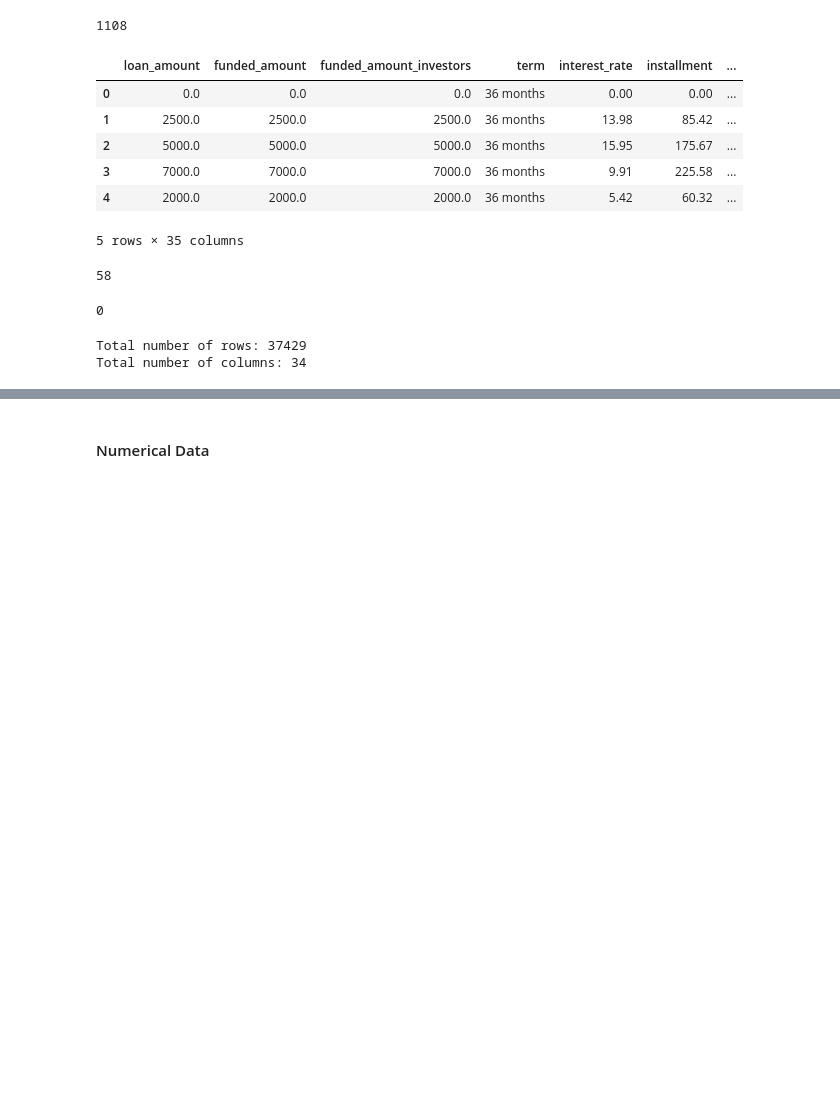
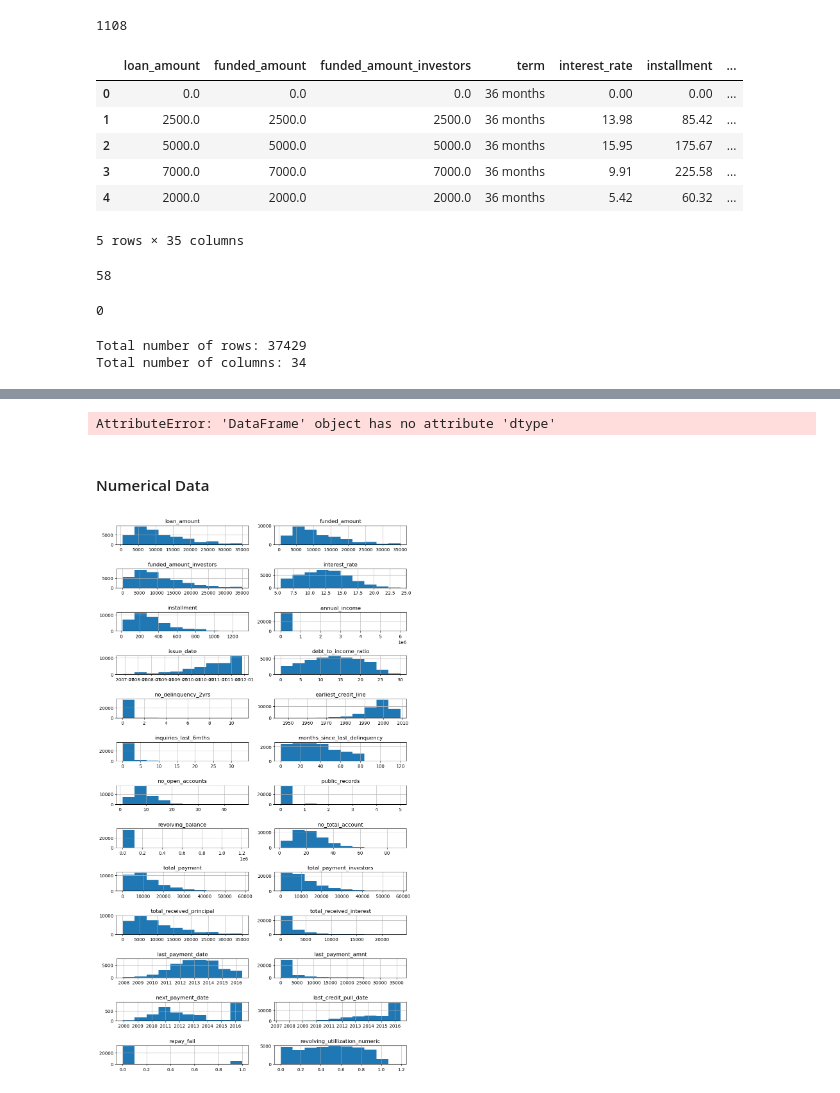
Before and after one commit to wazeefz/not-a-loan-shark, a Jupyter notebook: code/main.ipynb, the cells around one changed output, grey strips where cells are left out. Cells and saved outputs as stored; diff of their text form; code cells hidden in the pictures; blank space fills up the shorter version.

```diff
--- a/code/main.ipynb
+++ b/code/main.ipynb
@@ -314,0 +489,5 @@ Total number of columns: 34
+# %%
+df['zip_code_freq_encoded'] = df['zip_code'].map(freq)
+df.drop(columns=['zip_code'], inplace=True)
+checkDataShape(df)
+df.head()
@@ -314,0 +508,3 @@ Total number of columns: 34
+# %%
+freq_address_state = df['address_state'].value_counts(normalize=True)
+print(freq_address_state)
@@ -314,0 +529,5 @@ Total number of columns: 34
+# %%
+df['address_state_freq_encoded'] = df['address_state'].map(freq_address_state)
+df.drop(columns=['address_state'], inplace=True)
+checkDataShape(df)
+df.head()
@@ -315,2 +544,18 @@ Total number of columns: 34
+# %%
+categorical_columns, numerical_columns = extract_categorical_numerical_cols(df)
+# %% [output]
+AttributeError: 'DataFrame' object has no attribute 'dtype'
 # %% [markdown]
 #### Numerical Data
+# %%
+plt.figure(figsize=(10,20))
+
+for i, feature in enumerate(numerical_columns):
+    plt.subplot(15,2,i+1)
+    df[feature].hist()
+    plt.title(feature)
+
+plt.tight_layout(pad=1.0)
+plt.show()
+# %% [output]
+[figure, added]
```
Also changed, not shown: parts of 24 cells of this notebook.
